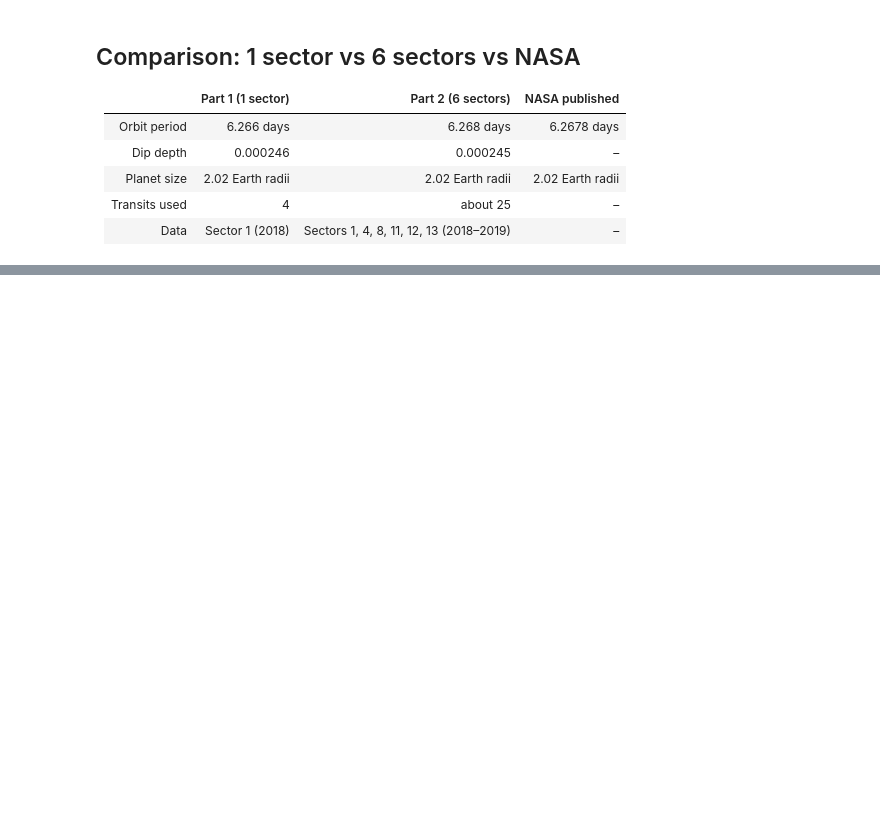
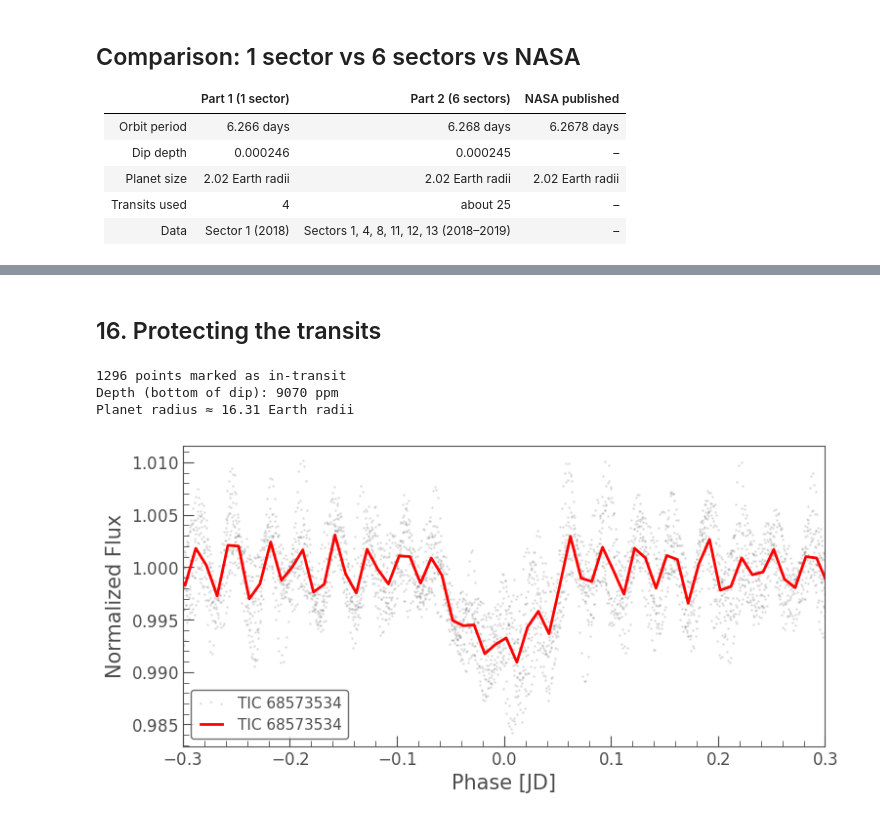
Before and after one commit to hariaksh-101/tess-exoplanet-hunt, a Jupyter notebook: 01_recovering_pi_mensae_c_with_TESS.ipynb, the cells around one changed output, grey strips where cells are left out. Cells and saved outputs as stored; diff of their text form; code cells hidden in the pictures; blank space fills up the shorter version.

```diff
--- a/01_recovering_pi_mensae_c_with_TESS.ipynb
+++ b/01_recovering_pi_mensae_c_with_TESS.ipynb
@@ -189,0 +355,29 @@ My calculation of √0.000245 × 1.18 × 109.1 yields a final value of 2.02 Eart
+# %% [markdown]
+## 16. Protecting the transits
+# %%
+
+
+P = float(P_c.value)
+T0 = float(t0_c.value)
+t = np.asarray(stitched_c.time.value, dtype=float)
+phase = ((t - T0 + 0.5*P) % P) - 0.5*P
+mask_c = np.abs(phase) < 0.1
+print(mask_c.sum(), "points marked as in-transit")
+flat_c2 = stitched_c.flatten(window_length=901, mask=mask_c)
+clean_c2 = flat_c2.remove_outliers(sigma_upper=3, sigma_lower=float("inf"))
+
+
+folded_c2 = clean_c2.fold(period=P_c, epoch_time=t0_c)
+binned_fold = folded_c2.bin(time_bin_size=0.01)
+ax = folded_c2.scatter(alpha=0.1)
+binned_fold.plot(ax=ax, color="red", lw=2)
+ax.set_xlim(-0.3, 0.3)
+
+depth_direct = 1 - np.nanmin(binned_fold.flux.value)
+print(f"Depth (bottom of dip): {depth_direct*1e6:.0f} ppm")
+print(f"Planet radius ≈ {np.sqrt(depth_direct) * star_radius_c * 109.1:.2f} Earth radii")
+# %% [output]
+1296 points marked as in-transit
+Depth (bottom of dip): 9070 ppm
+Planet radius ≈ 16.31 Earth radii
+[figure, added]
```
Also changed, not shown: parts of 56 cells of this notebook.
